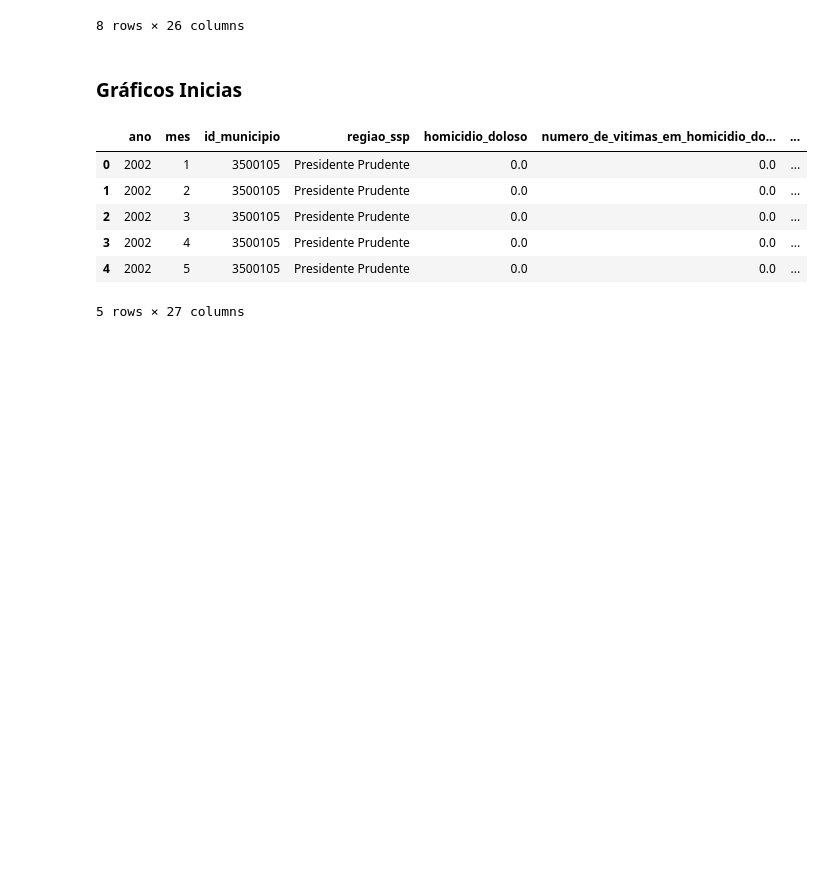
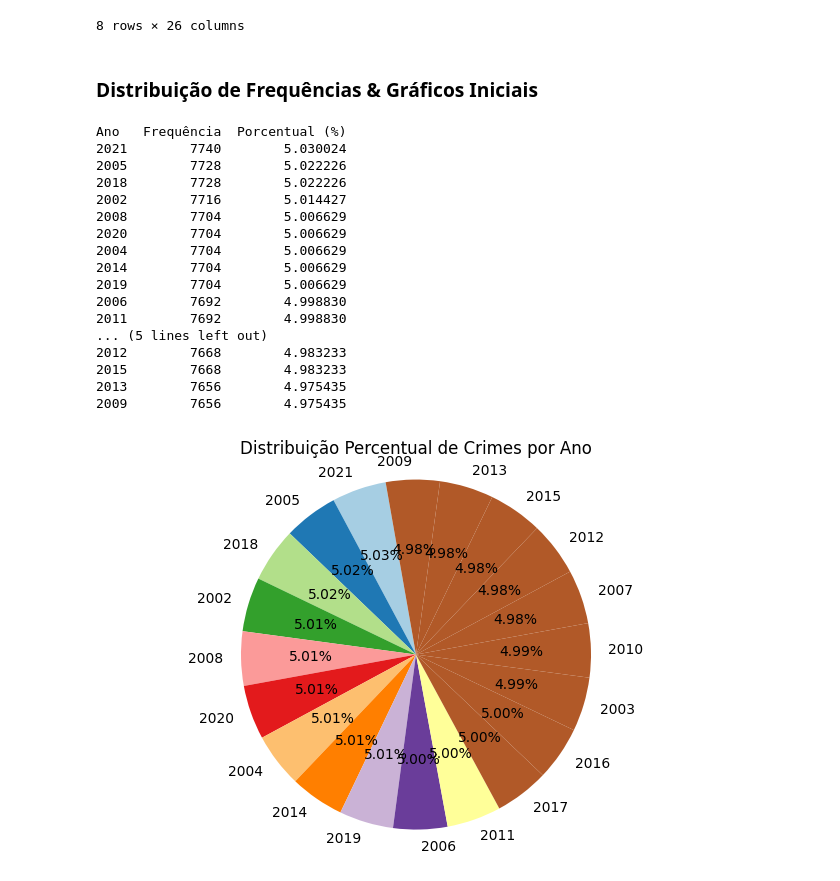
Before and after one commit to VinicMello/ibge_despesa_coletiva, a Jupyter notebook: notebook/main.ipynb, the cells around one changed output. Cells and saved outputs as stored; diff of their text form; code cells hidden in the pictures; blank space fills up the shorter version.

Commit message:
Adjust the data base in project

```diff
--- a/notebook/main.ipynb
+++ b/notebook/main.ipynb
@@ -118,15 +118,36 @@ dados.describe()
 | 75% | 2017.000000 | 9.250000 | 3.543238e+06 | 0.000000 | 0.000000 | 0.000000 | ... |
 | max | 2021.000000 | 12.000000 | 3.557303e+06 | 474.000000 | 499.000000 | 8.000000 | ... |
 8 rows × 26 columns
-# %% [markdown]
-### Gráficos Inicias
-# %%
-dados.head()
-# %% [output]
-|  | ano | mes | id_municipio | regiao_ssp | homicidio_doloso | numero_de_vitimas_em_homicidio_do... | ... |
-| 0 | 2002 | 1 | 3500105 | Presidente Prudente | 0.0 | 0.0 | ... |
-| 1 | 2002 | 2 | 3500105 | Presidente Prudente | 0.0 | 0.0 | ... |
-| 2 | 2002 | 3 | 3500105 | Presidente Prudente | 0.0 | 0.0 | ... |
-| 3 | 2002 | 4 | 3500105 | Presidente Prudente | 0.0 | 0.0 | ... |
-| 4 | 2002 | 5 | 3500105 | Presidente Prudente | 0.0 | 0.0 | ... |
-5 rows × 27 columns
+# %% [markdown]
+### Distribuição de Frequências & Gráficos Iniciais
+# %%
+frequencia_ano = dados['ano'].value_counts()
+porcentual_ano = dados['ano'].value_counts(normalize=True) * 100
+dist_freq_ano = pd.DataFrame({'Frequência': frequencia_ano, 'Porcentual (%)': porcentual_ano})
+dist_freq_ano.rename_axis('Ano', axis = 'columns', inplace=True)
+print(dist_freq_ano)
+
+plt.figure(figsize=(8, 5))
+plt.pie(dist_freq_ano['Porcentual (%)'], labels=dist_freq_ano.index, autopct='%1.2f%%', startangle=100, colors=plt.cm.Paired(range(len(dist_freq_ano))))
+plt.title('Distribuição Percentual de Crimes por Ano')
+plt.axis('equal')
+plt.show()
+# %% [output]
+Ano   Frequência  Porcentual (%)
+2021        7740        5.030024
+2005        7728        5.022226
+2018        7728        5.022226
+2002        7716        5.014427
+2008        7704        5.006629
+2020        7704        5.006629
+2004        7704        5.006629
+2014        7704        5.006629
+2019        7704        5.006629
+2006        7692        4.998830
+2011        7692        4.998830
+... (5 lines left out)
+2012        7668        4.983233
+2015        7668        4.983233
+2013        7656        4.975435
+2009        7656        4.975435
+[figure, added]
```
Also changed, not shown: parts of 1 cell of this notebook.
